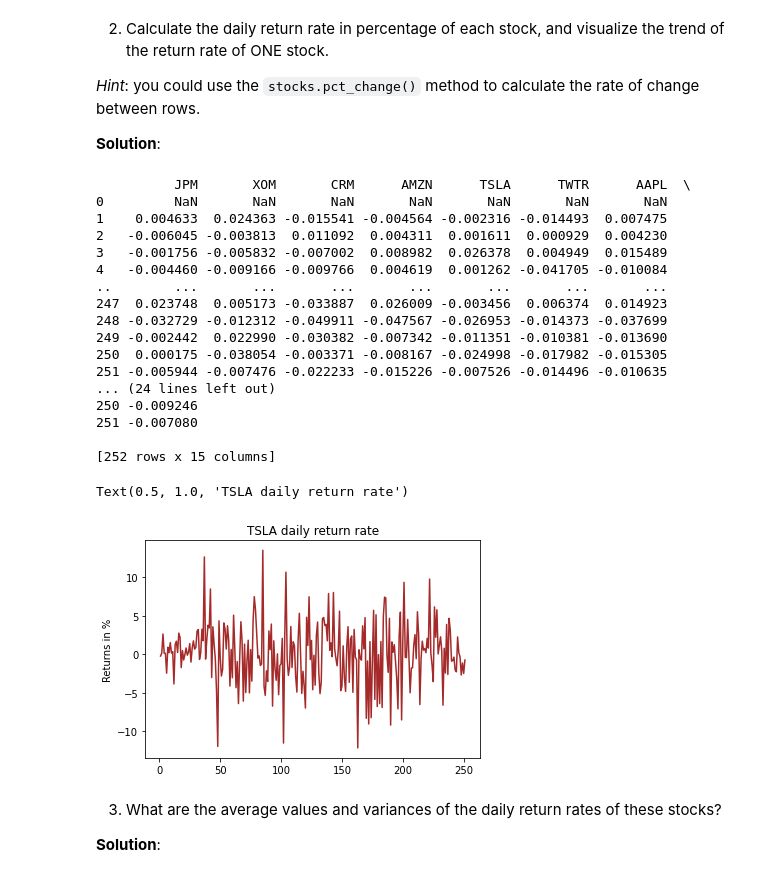
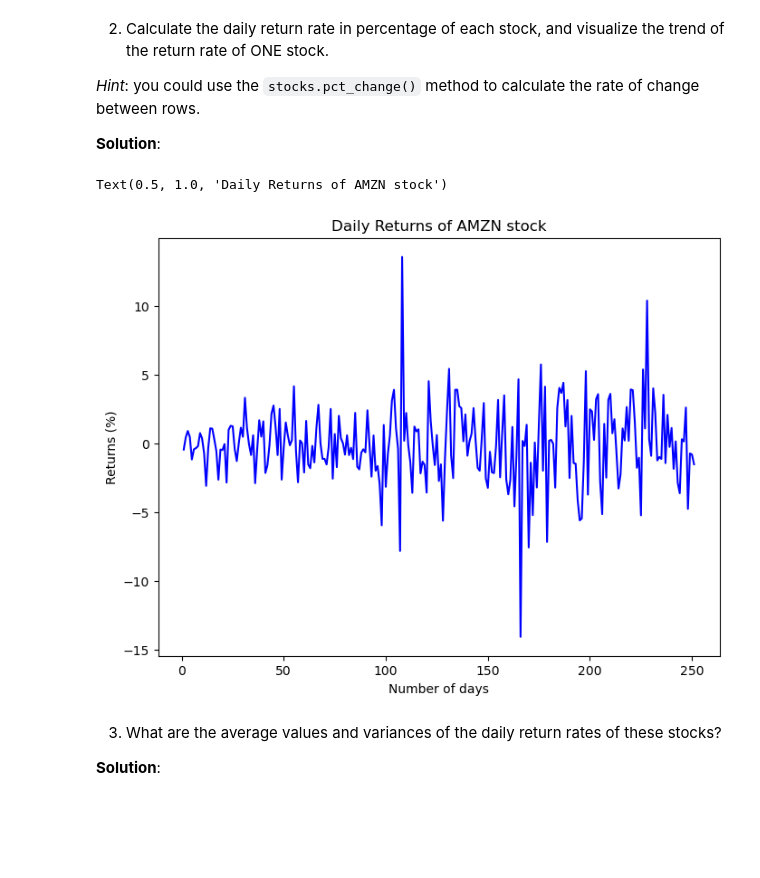
Before and after one commit to moses1998lee/Git, a Jupyter notebook: DAO2702X/Exercise7.ipynb, the cells around one changed output. Saved outputs shown, nothing was run; the diff lists cells and outputs as text; code cells hidden in the pictures; blank space fills up the shorter version.

```diff
--- a/DAO2702X/Exercise7.ipynb
+++ b/DAO2702X/Exercise7.ipynb
@@ -194,34 +236,23 @@ Text(0.5, 1.0, 'TSLA Stock Prices')
 *Hint*: you could use the `stocks.pct_change()` method to calculate the rate of change between rows.
 
 **Solution**:
-# %%
-stocks_returns = df.pct_change()
-print(stocks_returns)
-
-TSLA_p_change = TSLA_prices.pct_change() * 100
-plt.plot(TSLA_p_change, color = 'brown')
-plt.ylabel("Returns in %")
-plt.title("TSLA daily return rate")
-# %% [output]
-          JPM       XOM       CRM      AMZN      TSLA      TWTR      AAPL  \
-0         NaN       NaN       NaN       NaN       NaN       NaN       NaN
-1    0.004633  0.024363 -0.015541 -0.004564 -0.002316 -0.014493  0.007475
-2   -0.006045 -0.003813  0.011092  0.004311  0.001611  0.000929  0.004230
-3   -0.001756 -0.005832 -0.007002  0.008982  0.026378  0.004949  0.015489
-4   -0.004460 -0.009166 -0.009766  0.004619  0.001262 -0.041705 -0.010084
-..        ...       ...       ...       ...       ...       ...       ...
-247  0.023748  0.005173 -0.033887  0.026009 -0.003456  0.006374  0.014923
-248 -0.032729 -0.012312 -0.049911 -0.047567 -0.026953 -0.014373 -0.037699
-249 -0.002442  0.022990 -0.030382 -0.007342 -0.011351 -0.010381 -0.013690
-250  0.000175 -0.038054 -0.003371 -0.008167 -0.024998 -0.017982 -0.015305
-251 -0.005944 -0.007476 -0.022233 -0.015226 -0.007526 -0.014496 -0.010635
-... (24 lines left out)
-250 -0.009246
-251 -0.007080
-
-[252 rows x 15 columns]
-Text(0.5, 1.0, 'TSLA daily return rate')
-[figure, removed]
+# %%
+stocks_returns = df.pct_change() # Does not return in %
+# print(stocks_returns)
+
+# Selected AMZN stock
+amzn_prices_returns = stocks_returns['AMZN'] * 100
+# print(amzn_prices_returns)
+
+plt.figure(figsize = (8, 6))
+
+plt.plot(amzn_prices_returns, color = 'blue')
+plt.xlabel('Number of days')
+plt.ylabel('Returns (%)')
+plt.title('Daily Returns of AMZN stock')
+# %% [output]
+Text(0.5, 1.0, 'Daily Returns of AMZN stock')
+[figure, added]
 # %% [markdown]
 3. What are the average values and variances of the daily return rates of these stocks?
 
```
Also changed, not shown: parts of 18 cells of this notebook.
